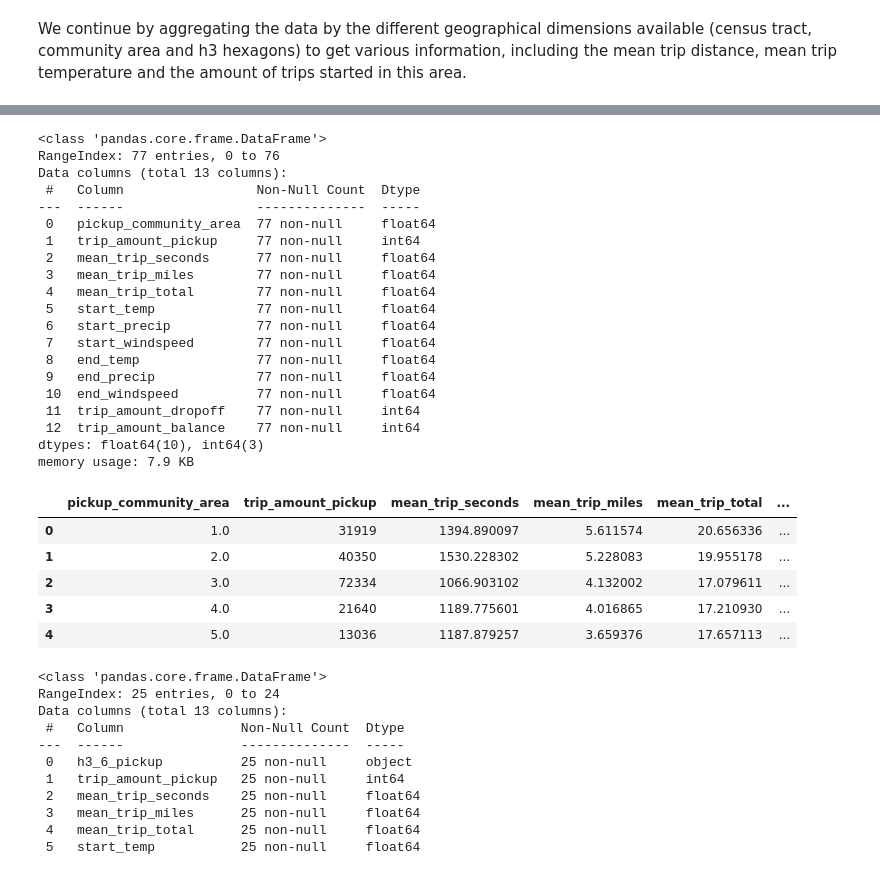
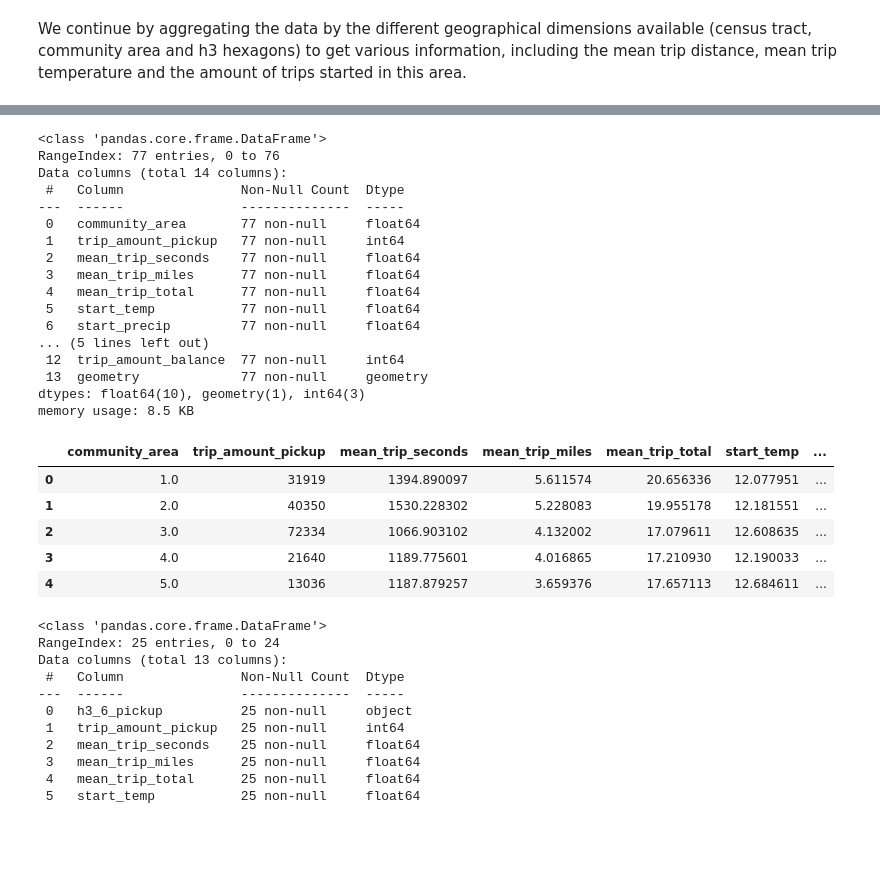
Before and after one commit to DominikH33/AAA-2023, a Jupyter notebook: 1_data_preperation.ipynb, the cells around one changed output, grey strips where cells are left out. Cells and saved outputs as stored; diff of their text form; code cells hidden in the pictures; blank space fills up the shorter version.

```diff
--- a/1_data_preperation.ipynb
+++ b/1_data_preperation.ipynb
@@ -395,19 +460,19 @@ taxi
 # %%
 # This is repeated for resolutions 7...
-taxi = taxi.merge(right=taxi[taxi["pickup_community_area"].notna()].merge(right=community_centroids[["Community_Area", "h3_7"]], how="left", left_on="pickup_community_area", right_on="Community_Area")[["trip_id", "h3_7"]], on="trip_id", how="left")
+taxi = taxi.merge(right=taxi[taxi["pickup_community_area"].notna()].merge(right=geographic_data[["Community_Area", "h3_7"]], how="left", left_on="pickup_community_area", right_on="Community_Area")[["trip_id", "h3_7"]], on="trip_id", how="left")
 taxi.rename(columns={"h3_7" : "h3_7_pickup"}, inplace=True)
-taxi = taxi.merge(right=taxi[taxi["dropoff_community_area"].notna()].merge(right=community_centroids[["Community_Area", "h3_7"]], how="left", left_on="dropoff_community_area", right_on="Community_Area")[["trip_id", "h3_7"]], on="trip_id", how="left")
+taxi = taxi.merge(right=taxi[taxi["dropoff_community_area"].notna()].merge(right=geographic_data[["Community_Area", "h3_7"]], how="left", left_on="dropoff_community_area", right_on="Community_Area")[["trip_id", "h3_7"]], on="trip_id", how="left")
 taxi.rename(columns={"h3_7" : "h3_7_dropoff"}, inplace=True)
-taxi.update(other=taxi[taxi["pickup_census_tract"].notna()].merge(right=community_centroids[["Census_tract", "h3_7"]], how="left", left_on="pickup_census_tract", right_on="Census_tract")[["trip_id", "h3_7"]].rename(columns={"h3_7" : "h3_7_pickup"}, inplace=True))
-taxi.update(other=taxi[taxi["dropoff_census_tract"].notna()].merge(right=community_centroids[["Census_tract", "h3_7"]], how="left", left_on="dropoff_census_tract", right_on="Census_tract")[["trip_id", "h3_7"]].rename(columns={"h3_7" : "h3_7_dropoff"}, inplace=True))
+taxi.update(other=taxi[taxi["pickup_census_tract"].notna()].merge(right=geographic_data[["Census_tract", "h3_7"]], how="left", left_on="pickup_census_tract", right_on="Census_tract")[["trip_id", "h3_7"]].rename(columns={"h3_7" : "h3_7_pickup"}, inplace=True))
+taxi.update(other=taxi[taxi["dropoff_census_tract"].notna()].merge(right=geographic_data[["Census_tract", "h3_7"]], how="left", left_on="dropoff_census_tract", right_on="Census_tract")[["trip_id", "h3_7"]].rename(columns={"h3_7" : "h3_7_dropoff"}, inplace=True))
 # %%
 #... and 8
-taxi = taxi.merge(right=taxi[taxi["pickup_community_area"].notna()].merge(right=community_centroids[["Community_Area", "h3_8"]], how="left", left_on="pickup_community_area", right_on="Community_Area")[["trip_id", "h3_8"]], on="trip_id", how="left")
+taxi = taxi.merge(right=taxi[taxi["pickup_community_area"].notna()].merge(right=geographic_data[["Community_Area", "h3_8"]], how="left", left_on="pickup_community_area", right_on="Community_Area")[["trip_id", "h3_8"]], on="trip_id", how="left")
 taxi.rename(columns={"h3_8" : "h3_8_pickup"}, inplace=True)
-taxi = taxi.merge(right=taxi[taxi["dropoff_community_area"].notna()].merge(right=community_centroids[["Community_Area", "h3_8"]], how="left", left_on="dropoff_community_area", right_on="Community_Area")[["trip_id", "h3_8"]], on="trip_id", how="left")
+taxi = taxi.merge(right=taxi[taxi["dropoff_community_area"].notna()].merge(right=geographic_data[["Community_Area", "h3_8"]], how="left", left_on="dropoff_community_area", right_on="Community_Area")[["trip_id", "h3_8"]], on="trip_id", how="left")
 taxi.rename(columns={"h3_8" : "h3_8_dropoff"}, inplace=True)
-taxi.update(other=taxi[taxi["pickup_census_tract"].notna()].merge(right=community_centroids[["Census_tract", "h3_8"]], how="left", left_on="pickup_census_tract", right_on="Census_tract")[["trip_id", "h3_8"]].rename(columns={"h3_8" : "h3_8_pickup"}, inplace=True))
-taxi.update(other=taxi[taxi["dropoff_census_tract"].notna()].merge(right=community_centroids[["Census_tract", "h3_8"]], how="left", left_on="dropoff_census_tract", right_on="Census_tract")[["trip_id", "h3_8"]].rename(columns={"h3_8" : "h3_8_dropoff"}, inplace=True))
+taxi.update(other=taxi[taxi["pickup_census_tract"].notna()].merge(right=geographic_data[["Census_tract", "h3_8"]], how="left", left_on="pickup_census_tract", right_on="Census_tract")[["trip_id", "h3_8"]].rename(columns={"h3_8" : "h3_8_pickup"}, inplace=True))
+taxi.update(other=taxi[taxi["dropoff_census_tract"].notna()].merge(right=geographic_data[["Census_tract", "h3_8"]], how="left", left_on="dropoff_census_tract", right_on="Census_tract")[["trip_id", "h3_8"]].rename(columns={"h3_8" : "h3_8_dropoff"}, inplace=True))
 # %%
 taxi.head(10)
 # %% [output]
@@ -445,4 +510,4 @@ def create_geographical_aggregation(geo_column_name_taxi_pickup, geo_column_name
     taxi_by_geo["trip_amount_pickup"].fillna(0, inplace=True)
     taxi_by_geo["trip_amount_dropoff"].fillna(0, inplace=True)
     taxi_by_geo["trip_amount_balance"] = taxi_by_geo["trip_amount_dropoff"] - taxi_by_geo["trip_amount_pickup"]
-    return taxi_by_geo
+    return taxi_by_geo.dropna()
@@ -479,0 +516,3 @@ memory usage: 7.9 KB
+# %%
+def merge_geometry(taxi_by_geo, agg_column_name_taxi, agg_column_name_geo):
+    return taxi_by_geo.merge(right=geographic_data.dropna(subset=[agg_column_name_geo])[[agg_column_name_geo, "geometry"]], how="left", left_on=agg_column_name_taxi, right_on=agg_column_name_geo).drop([agg_column_name_geo], axis=1).dropna()
@@ -480,34 +556,33 @@ memory usage: 7.9 KB
 # %%
 taxi_by_community_area = create_geographical_aggregation("pickup_community_area", "dropoff_community_area")
+taxi_by_community_area = merge_geometry(taxi_by_community_area, "pickup_community_area", "Community_Area")
+taxi_by_community_area.rename(columns={"pickup_community_area" : "community_area"}, inplace=True)
 taxi_by_community_area.info()
 taxi_by_community_area.head(5)
 # %% [output]
 <class 'pandas.core.frame.DataFrame'>
 RangeIndex: 77 entries, 0 to 76
-Data columns (total 13 columns):
- #   Column                 Non-Null Count  Dtype
----  ------                 --------------  -----
- 0   pickup_community_area  77 non-null     float64
- 1   trip_amount_pickup     77 non-null     int64
- 2   mean_trip_seconds      77 non-null     float64
- 3   mean_trip_miles        77 non-null     float64
- 4   mean_trip_total        77 non-null     float64
- 5   start_temp             77 non-null     float64
- 6   start_precip           77 non-null     float64
- 7   start_windspeed        77 non-null     float64
- 8   end_temp               77 non-null     float64
- 9   end_precip             77 non-null     float64
- 10  end_windspeed          77 non-null     float64
- 11  trip_amount_dropoff    77 non-null     int64
- 12  trip_amount_balance    77 non-null     int64
-dtypes: float64(10), int64(3)
-memory usage: 7.9 KB
+Data columns (total 14 columns):
+ #   Column               Non-Null Count  Dtype
+---  ------               --------------  -----
+ 0   community_area       77 non-null     float64
+ 1   trip_amount_pickup   77 non-null     int64
+ 2   mean_trip_seconds    77 non-null     float64
+ 3   mean_trip_miles      77 non-null     float64
+ 4   mean_trip_total      77 non-null     float64
+ 5   start_temp           77 non-null     float64
+ 6   start_precip         77 non-null     float64
+... (5 lines left out)
+ 12  trip_amount_balance  77 non-null     int64
+ 13  geometry             77 non-null     geometry
+dtypes: float64(10), geometry(1), int64(3)
+memory usage: 8.5 KB
-|  | pickup_community_area | trip_amount_pickup | mean_trip_seconds | mean_trip_miles | mean_trip_total | ... |
-| 0 | 1.0 | 31919 | 1394.890097 | 5.611574 | 20.656336 | ... |
-| 1 | 2.0 | 40350 | 1530.228302 | 5.228083 | 19.955178 | ... |
-| 2 | 3.0 | 72334 | 1066.903102 | 4.132002 | 17.079611 | ... |
-| 3 | 4.0 | 21640 | 1189.775601 | 4.016865 | 17.210930 | ... |
-| 4 | 5.0 | 13036 | 1187.879257 | 3.659376 | 17.657113 | ... |
+|  | community_area | trip_amount_pickup | mean_trip_seconds | mean_trip_miles | mean_trip_total | start_temp | ... |
+| 0 | 1.0 | 31919 | 1394.890097 | 5.611574 | 20.656336 | 12.077951 | ... |
+| 1 | 2.0 | 40350 | 1530.228302 | 5.228083 | 19.955178 | 12.181551 | ... |
+| 2 | 3.0 | 72334 | 1066.903102 | 4.132002 | 17.079611 | 12.608635 | ... |
+| 3 | 4.0 | 21640 | 1189.775601 | 4.016865 | 17.210930 | 12.190033 | ... |
+| 4 | 5.0 | 13036 | 1187.879257 | 3.659376 | 17.657113 | 12.684611 | ... |
 # %%
 taxi_by_h3_6 = create_geographical_aggregation("h3_6_pickup", "h3_6_dropoff")
 taxi_by_h3_6.info()
```
Also changed, not shown: parts of 27 cells of this notebook, 1 other file.
